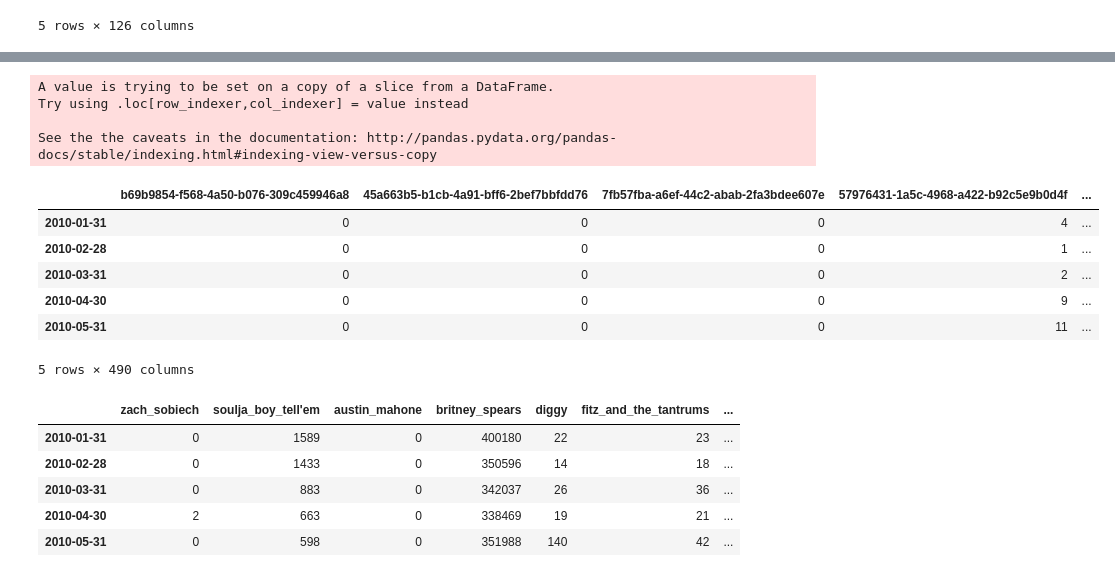
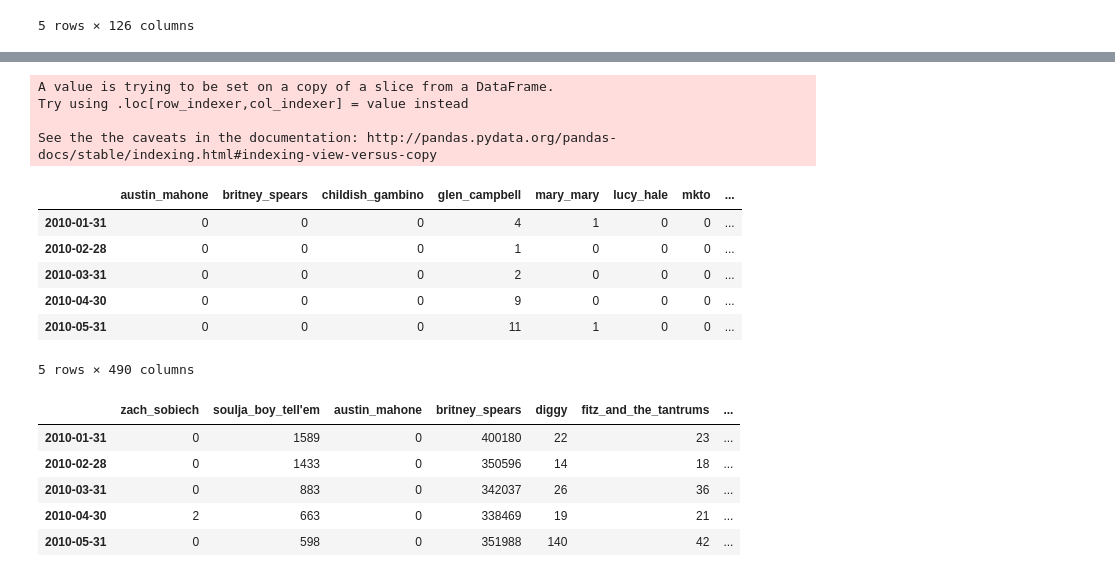
Before and after one commit to trxw/CDIPS_PandoraTeam, a Jupyter notebook: analysis.ipynb, the cells around one changed output, grey strips where cells are left out. Saved outputs shown, nothing was run; the diff lists cells and outputs as text; code cells hidden in the pictures.

```diff
--- a/analysis.ipynb
+++ b/analysis.ipynb
@@ -132,8 +142,8 @@ for i,artist in artists[pd.notnull(artists.npr_artist_id)].iterrows():
     fvals = vals / float(total)
     fvals
 
-    df_num = pd.DataFrame([vals],columns=cols,index =[artist.npr_artist_id])
-    df_frac = pd.DataFrame([vals/float(total)],columns=cols,index = [artist.npr_artist_id])
+    df_num = pd.DataFrame([vals],columns=cols,index =[artist.artist_name_underscore])
+    df_frac = pd.DataFrame([vals/float(total)],columns=cols,index = [artist.artist_name_underscore])
     df_num['total'] = total
     df_frac['total'] = total
 
@@ -142,5 +152,5 @@ for i,artist in artists[pd.notnull(artists.npr_artist_id)].iterrows():
 
 npr_stats_frac = npr_stats_frac.fillna(0.)
 npr_stats = npr_stats.fillna(0)
-len(npr_stats)
+npr_stats.head()
 # %% [output]
@@ -172,9 +188,13 @@ for i,artist in artists[pd.notnull(artists.npr_artist_id)].iterrows():
     weeks = weeks.reindex(pd.date_range(mindate,maxdate,freq='W',normalize=True))
     years = years.reindex(pd.date_range(mindate,maxdate,freq='A',normalize=True))
 
-    npr_by_week[int(artist['npr_artist_id'])] = weeks
-    npr_by_year[int(artist['npr_artist_id'])] = years
-    npr_by_month[int(artist['npr_artist_id'])] = months
+    #npr_by_week[int(artist['npr_artist_id'])] = weeks
+    #npr_by_year[int(artist['npr_artist_id'])] = years
+    #npr_by_month[int(artist['npr_artist_id'])] = months
+
+    npr_by_week[artist.artist_name_underscore] = weeks
+    npr_by_year[artist.artist_name_underscore] = years
+    npr_by_month[artist.artist_name_underscore] = months
 
 npr_by_week = npr_by_week.fillna(0)
 npr_by_year = npr_by_year.fillna(0)
@@ -235,8 +247,8 @@ for i,artist in artists[pd.notnull(artists.mbz_id)].iterrows():
     fvals = vals / float(total)
     fvals
 
-    df_num = pd.DataFrame([vals],columns=cols,index =[artist.mbz_id])
-    df_frac = pd.DataFrame([vals/float(total)],columns=cols,index = [artist.mbz_id])
+    df_num = pd.DataFrame([vals],columns=cols,index =[artist.artist_name_underscore])
+    df_frac = pd.DataFrame([vals/float(total)],columns=cols,index = [artist.artist_name_underscore])
     df_num['total'] = total
     df_frac['total'] = total
 
@@ -245,5 +257,5 @@ for i,artist in artists[pd.notnull(artists.mbz_id)].iterrows():
 
 concert_stats_frac = concert_stats_frac.fillna(0.)
 concert_stats = concert_stats.fillna(0)
-len(concert_stats)
+concert_stats.head()
 # %% [output]
@@ -255,41 +273,44 @@ concerts_by_week = pd.DataFrame()
 concerts_by_month = pd.DataFrame()
 concerts_by_year = pd.DataFrame()
 
 for i,artist in artists[pd.notnull(artists.mbz_id)].iterrows():
 #artist = artists.iloc[3]
 #a_concerts.date = pd.to_datetime(a_concerts)
 
     a_concerts = concerts[concerts.mbz_id == artist.mbz_id]
     a_concerts['count'] = 1
     concert_series = a_concerts.set_index(pd.DatetimeIndex(a_concerts['date']))
     #concert_series = a_concerts.set_index(pd.datetimeIn'date')
     months = concert_series['count'].resample('M', how='sum')
     years = concert_series['count'].resample('A', how='sum')
     weeks = concert_series['count'].resample('W', how='sum')
 
     months = months.reindex(m_rng)
     weeks = weeks.reindex(w_rng)
     years = years.reindex(y_rng)
 
-    concerts_by_week[artist['mbz_id']] = weeks
-    concerts_by_year[artist['mbz_id']] = years
-    concerts_by_month[artist['mbz_id']] = months
+    #concerts_by_week[artist['mbz_id']] = weeks
+    #concerts_by_year[artist['mbz_id']] = years
+    #concerts_by_month[artist['mbz_id']] = months
+    concerts_by_week[artist['artist_name_underscore']] = weeks
+    concerts_by_year[artist['artist_name_underscore']] = years
+    concerts_by_month[artist['artist_name_underscore']] = months
 
 concerts_by_week = concerts_by_week.fillna(0)
 concerts_by_year = concerts_by_year.fillna(0)
 concerts_by_month = concerts_by_month.fillna(0)
 
 concerts_by_month.head()
 # %% [output]
 A value is trying to be set on a copy of a slice from a DataFrame.
 Try using .loc[row_indexer,col_indexer] = value instead
 
 See the the caveats in the documentation: http://pandas.pydata.org/pandas-docs/stable/indexing.html#indexing-view-versus-copy
-|  | b69b9854-f568-4a50-b076-309c459946a8 | 45a663b5-b1cb-4a91-bff6-2bef7bbfdd76 | 7fb57fba-a6ef-44c2-abab-2fa3bdee607e | 57976431-1a5c-4968-a422-b92c5e9b0d4f | ... |
-| 2010-01-31 | 0 | 0 | 0 | 4 | ... |
-| 2010-02-28 | 0 | 0 | 0 | 1 | ... |
-| 2010-03-31 | 0 | 0 | 0 | 2 | ... |
-| 2010-04-30 | 0 | 0 | 0 | 9 | ... |
-| 2010-05-31 | 0 | 0 | 0 | 11 | ... |
+|  | austin_mahone | britney_spears | childish_gambino | glen_campbell | mary_mary | lucy_hale | mkto | ... |
+| 2010-01-31 | 0 | 0 | 0 | 4 | 1 | 0 | 0 | ... |
+| 2010-02-28 | 0 | 0 | 0 | 1 | 0 | 0 | 0 | ... |
+| 2010-03-31 | 0 | 0 | 0 | 2 | 0 | 0 | 0 | ... |
+| 2010-04-30 | 0 | 0 | 0 | 9 | 0 | 0 | 0 | ... |
+| 2010-05-31 | 0 | 0 | 0 | 11 | 1 | 0 | 0 | ... |
 5 rows × 490 columns
 # %%
```
Also changed, not shown: parts of 13 cells of this notebook.
